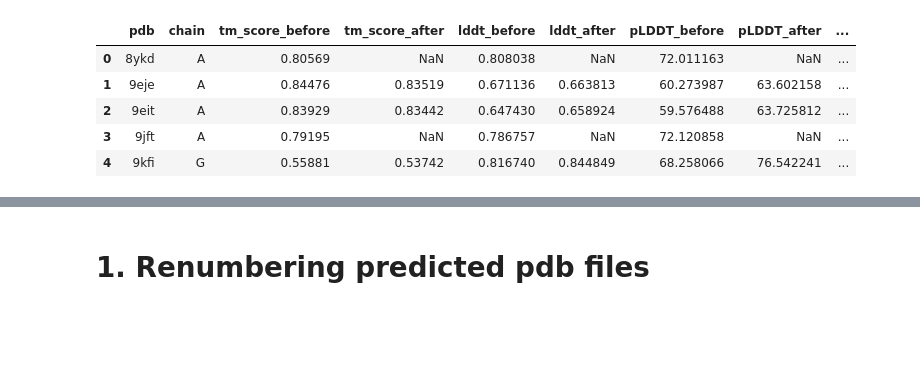
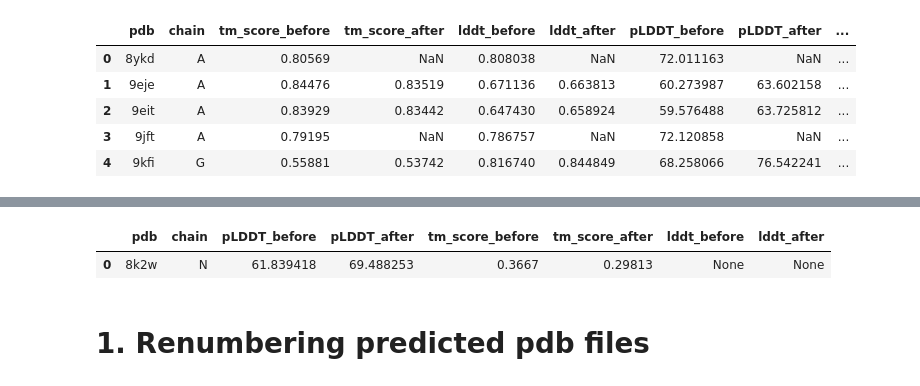
Before and after one commit to pimenol/ProteinTTT, a Jupyter notebook: notebooks/CDR_SAbDab.ipynb, the cells around one changed output, grey strips where cells are left out. Saved outputs shown, nothing was run; the diff lists cells and outputs as text; code cells hidden in the pictures; blank space fills up the shorter version.

```diff
--- a/notebooks/CDR_SAbDab.ipynb
+++ b/notebooks/CDR_SAbDab.ipynb
@@ -106,23 +106,23 @@ def calculate_all_metrics(df, pdb_pred_path=CORRECT_PREDICTED_PDB):
         except Exception as e:
             pLDDT_after = None
 
-        # try:
-        #     lddt_before = lddt_score(pdb_ref=ORIGINAL_PDB / f"{pdb}.pdb", pdb_model=pdb_pred_path / f"{pdb}_{chain}_before_ttt.pdb")
-        # except Exception as e:
-        #     lddt_before = None
-        # try:
-        #     lddt_after: float = lddt_score(pdb_ref=ORIGINAL_PDB / f"{pdb}.pdb", pdb_model=pdb_pred_path / f"{pdb}_{chain}_ttt.pdb")
-        # except Exception as e:
-        #     lddt_after = None
+        try:
+            lddt_before = lddt_score(pdb_ref=ORIGINAL_PDB / f"{pdb}.pdb", pdb_model=pdb_pred_path / f"{pdb}_{chain}_before_ttt.pdb")
+        except Exception as e:
+            lddt_before = None
+        try:
+            lddt_after: float = lddt_score(pdb_ref=ORIGINAL_PDB / f"{pdb}.pdb", pdb_model=pdb_pred_path / f"{pdb}_{chain}_ttt.pdb")
+        except Exception as e:
+            lddt_after = None
 
-        # try:
-        #     tm_score_before = calculate_tm_score(pred_path=pdb_pred_path / f"{pdb}_{chain}_before_ttt.pdb", pdb_path=ORIGINAL_PDB / f"{pdb}.pdb")
-        # except ValueError as e:
-        #     tm_score_before = None
-        # try:
-        #     tm_score_after = calculate_tm_score(pred_path=pdb_pred_path / f"{pdb}_{chain}_ttt.pdb", pdb_path=ORIGINAL_PDB / f"{pdb}.pdb")
-        # except ValueError as e:
-        #     tm_score_after = None
+        try:
+            tm_score_before = calculate_tm_score(pred_path=pdb_pred_path / f"{pdb}_{chain}_before_ttt.pdb", pdb_path=ORIGINAL_PDB / f"{pdb}.pdb")
+        except ValueError as e:
+            tm_score_before = None
+        try:
+            tm_score_after = calculate_tm_score(pred_path=pdb_pred_path / f"{pdb}_{chain}_ttt.pdb", pdb_path=ORIGINAL_PDB / f"{pdb}.pdb")
+        except ValueError as e:
+            tm_score_after = None
 
         new_rows.append({
             'pdb': pdb,
@@ -132,13 +132,18 @@ def calculate_all_metrics(df, pdb_pred_path=CORRECT_PREDICTED_PDB):
             # 'resolution': row['resolution'],
             'pLDDT_before': pLDDT_before,
             'pLDDT_after': pLDDT_after,
-            # 'tm_score_before': tm_score_before,
-            # 'tm_score_after': tm_score_after,
-            # 'lddt_before': lddt_before,
-            # 'lddt_after': lddt_after
+            'tm_score_before': tm_score_before,
+            'tm_score_after': tm_score_after,
+            'lddt_before': lddt_before,
+            'lddt_after': lddt_after
         })
 
     return pd.DataFrame(new_rows)
+# %%
+calculate_all_metrics(df_HLchain)
+# %% [output]
+|  | pdb | chain | pLDDT_before | pLDDT_after | tm_score_before | tm_score_after | lddt_before | lddt_after |
+| 0 | 8k2w | N | 61.839418 | 69.488253 | 0.3667 | 0.29813 | None | None |
 # %% [markdown]
 # 1. Renumbering predicted pdb files
 # %%
```
Also changed, not shown: parts of 2 cells of this notebook.
